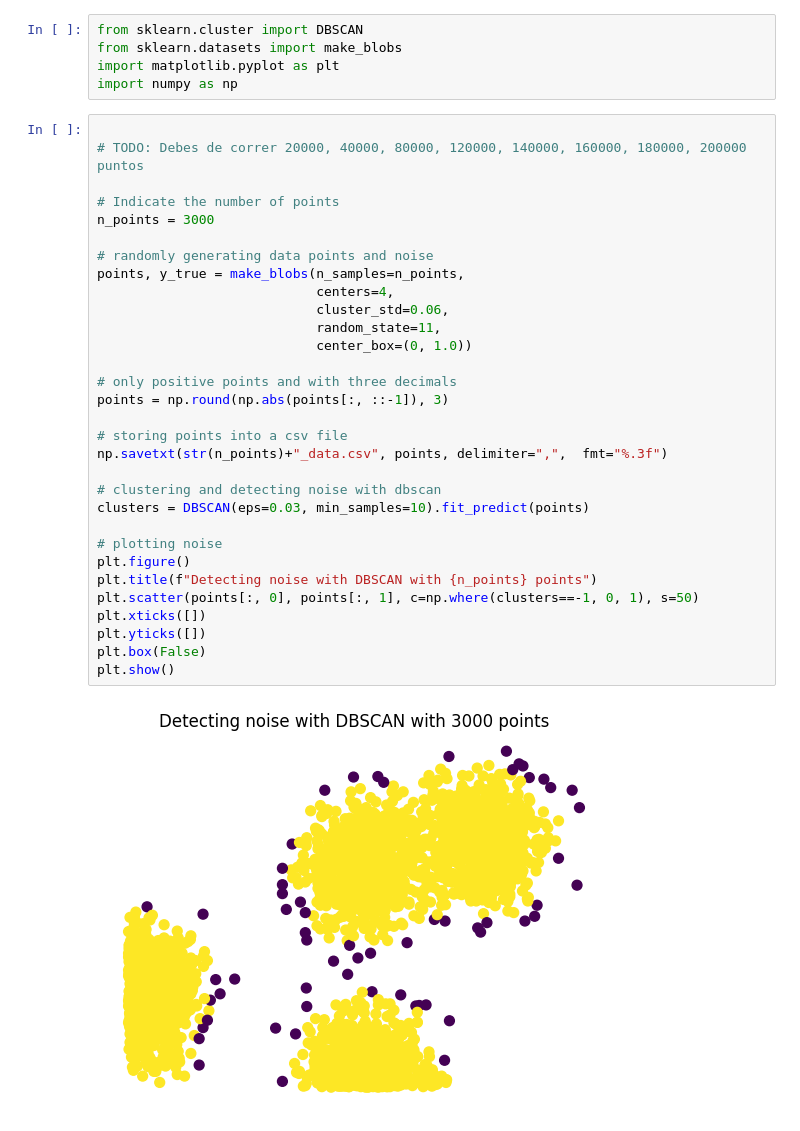
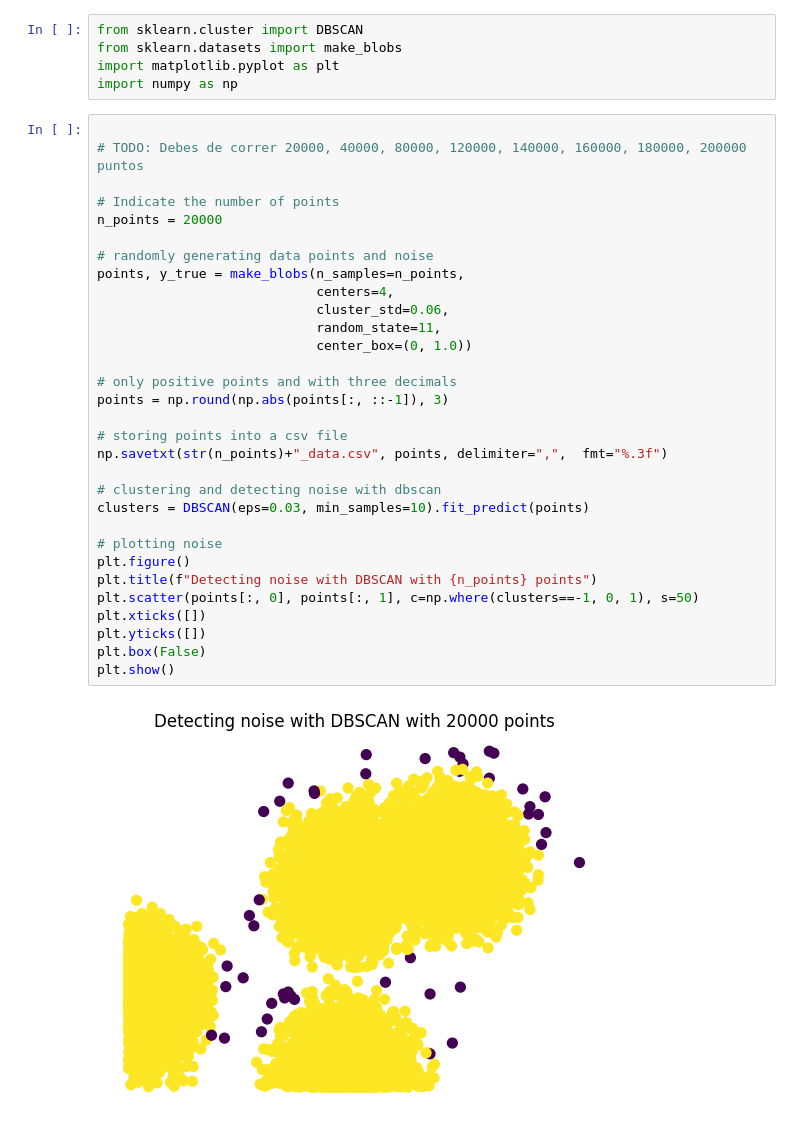
Before and after one commit to MiguelMonr/computoparalelo2024b, a Jupyter notebook: midterm_proyect/DBSCAN_noise.ipynb, the cells around one changed output. Cells and saved outputs as stored; diff of their text form.

```diff
--- a/midterm_proyect/DBSCAN_noise.ipynb
+++ b/midterm_proyect/DBSCAN_noise.ipynb
@@ -7,35 +7,35 @@ import numpy as np
 
 # TODO: Debes de correr 20000, 40000, 80000, 120000, 140000, 160000, 180000, 200000 puntos
 
 # Indicate the number of points
-n_points = 3000
+n_points = 20000
 
 # randomly generating data points and noise
 points, y_true = make_blobs(n_samples=n_points,
                             centers=4,
                             cluster_std=0.06,
                             random_state=11,
                             center_box=(0, 1.0))
 
 # only positive points and with three decimals
 points = np.round(np.abs(points[:, ::-1]), 3)
 
 # storing points into a csv file
 np.savetxt(str(n_points)+"_data.csv", points, delimiter=",",  fmt="%.3f")
 
 # clustering and detecting noise with dbscan
 clusters = DBSCAN(eps=0.03, min_samples=10).fit_predict(points)
 
 # plotting noise
 plt.figure()
 plt.title(f"Detecting noise with DBSCAN with {n_points} points")
 plt.scatter(points[:, 0], points[:, 1], c=np.where(clusters==-1, 0, 1), s=50)
 plt.xticks([])
 plt.yticks([])
 plt.box(False)
 plt.show()
 # %% [output]
-[figure, old version]
+[figure, new version]
 # %%
 
 # loading results from c++ program into a numpy array
```
Also changed, not shown: parts of 1 cell of this notebook, 2 other files.
